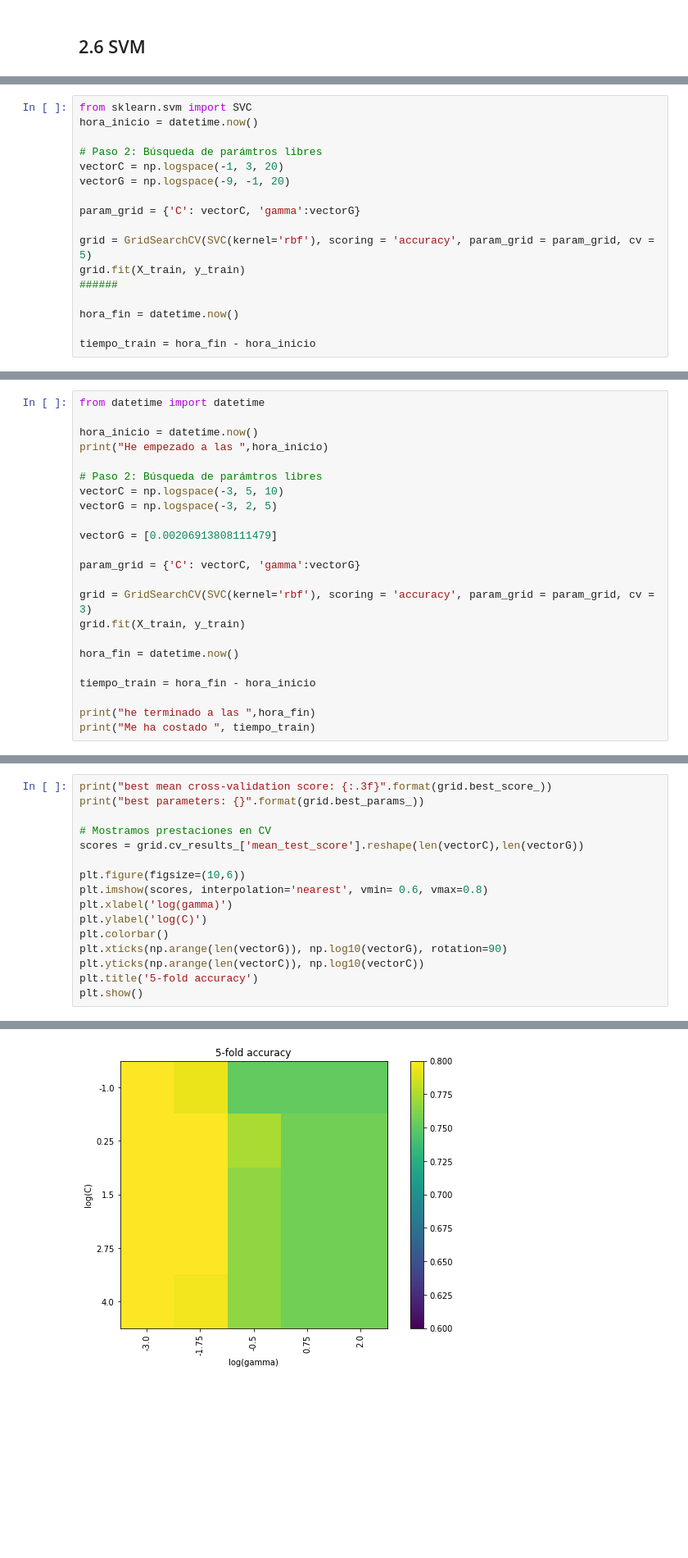
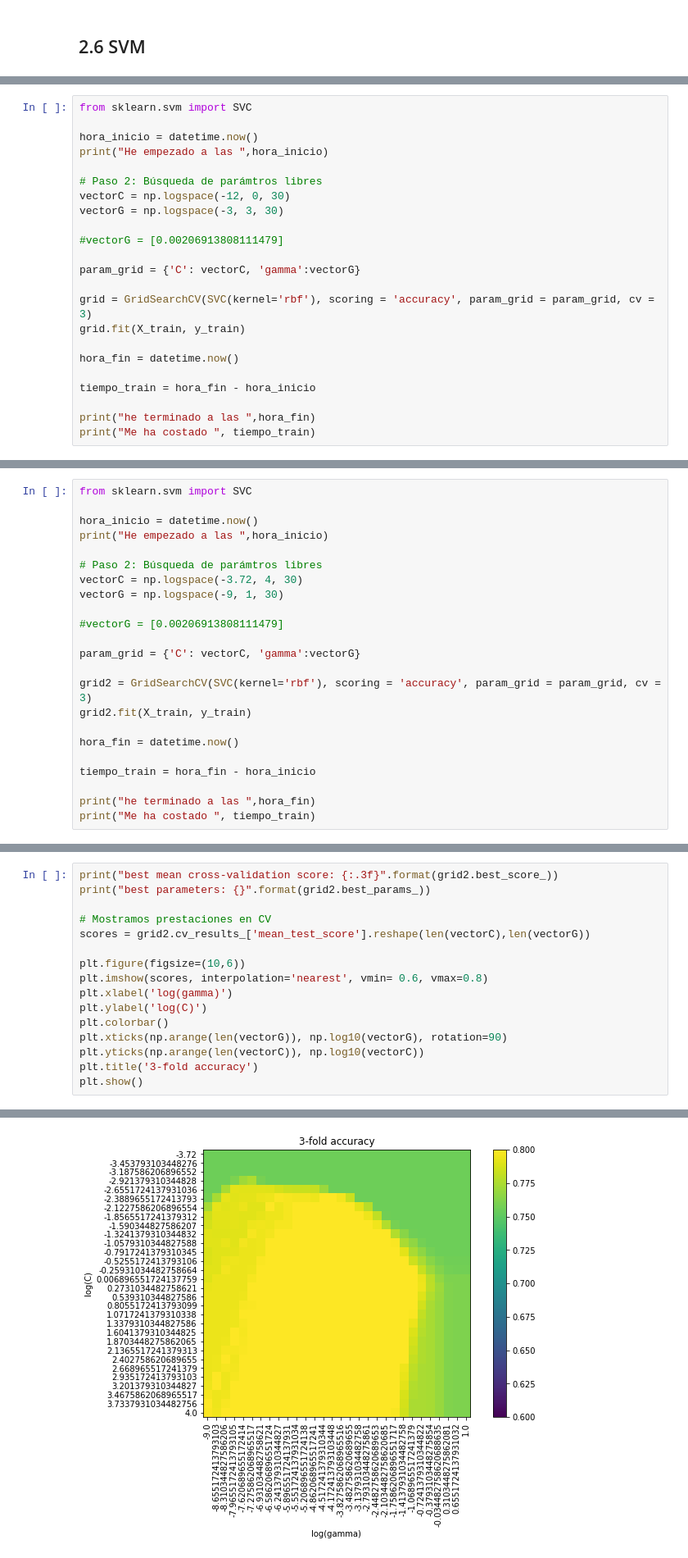
Before and after one commit to unaiherran/mod-machine-learning, a Jupyter notebook: census_clasificacion.ipynb, the cells around one changed output, grey strips where cells are left out. Shown at 82% size. Drawn from its saved outputs; the diff is of its cells as text; blank space fills up the shorter version.

```diff
--- a/census_clasificacion.ipynb
+++ b/census_clasificacion.ipynb
@@ -643,18 +988,24 @@ print("Test: ",resTest)
 # %%
 from sklearn.svm import SVC
+
 hora_inicio = datetime.now()
+print("He empezado a las ",hora_inicio)
 
 # Paso 2: Búsqueda de parámtros libres
-vectorC = np.logspace(-1, 3, 20)
-vectorG = np.logspace(-9, -1, 20)
+vectorC = np.logspace(-12, 0, 30)
+vectorG = np.logspace(-3, 3, 30)
+
+#vectorG = [0.00206913808111479]
 
 param_grid = {'C': vectorC, 'gamma':vectorG}
 
-grid = GridSearchCV(SVC(kernel='rbf'), scoring = 'accuracy', param_grid = param_grid, cv = 5)
+grid = GridSearchCV(SVC(kernel='rbf'), scoring = 'accuracy', param_grid = param_grid, cv = 3)
 grid.fit(X_train, y_train)
-######
 
 hora_fin = datetime.now()
 
 tiempo_train = hora_fin - hora_inicio
+
+print("he terminado a las ",hora_fin)
+print("Me ha costado ", tiempo_train)
 # %% [output]
@@ -694,19 +1037,19 @@ best parameters: {'C': 143.8449888287663, 'gamma': 0.00206913808111479}
 # %%
-from datetime import datetime
+from sklearn.svm import SVC
 
 hora_inicio = datetime.now()
 print("He empezado a las ",hora_inicio)
 
 # Paso 2: Búsqueda de parámtros libres
-vectorC = np.logspace(-3, 5, 10)
-vectorG = np.logspace(-3, 2, 5)
+vectorC = np.logspace(-3.72, 4, 30)
+vectorG = np.logspace(-9, 1, 30)
 
-vectorG = [0.00206913808111479]
+#vectorG = [0.00206913808111479]
 
 param_grid = {'C': vectorC, 'gamma':vectorG}
 
-grid = GridSearchCV(SVC(kernel='rbf'), scoring = 'accuracy', param_grid = param_grid, cv = 3)
-grid.fit(X_train, y_train)
+grid2 = GridSearchCV(SVC(kernel='rbf'), scoring = 'accuracy', param_grid = param_grid, cv = 3)
+grid2.fit(X_train, y_train)
 
 hora_fin = datetime.now()
 
@@ -721,9 +1064,9 @@ Me ha costado  6:02:08.367206
 # %%
-print("best mean cross-validation score: {:.3f}".format(grid.best_score_))
-print("best parameters: {}".format(grid.best_params_))
+print("best mean cross-validation score: {:.3f}".format(grid2.best_score_))
+print("best parameters: {}".format(grid2.best_params_))
 
 # Mostramos prestaciones en CV
-scores = grid.cv_results_['mean_test_score'].reshape(len(vectorC),len(vectorG))
+scores = grid2.cv_results_['mean_test_score'].reshape(len(vectorC),len(vectorG))
 
 plt.figure(figsize=(10,6))
 plt.imshow(scores, interpolation='nearest', vmin= 0.6, vmax=0.8)
@@ -732,6 +1075,6 @@ plt.ylabel('log(C)')
 plt.colorbar()
 plt.xticks(np.arange(len(vectorG)), np.log10(vectorG), rotation=90)
 plt.yticks(np.arange(len(vectorC)), np.log10(vectorC))
-plt.title('5-fold accuracy')
+plt.title('3-fold accuracy')
 plt.show()
 # %% [output]
@@ -740,4 +1083,4 @@ best parameters: {'C': 562.341325190349, 'gamma': 0.001}
-[figure, old version]
+[figure, new version]
 # %% [markdown]
 # 3. Elección de Modelo
 # %%
```
Also changed, not shown: parts of 59 cells of this notebook.
